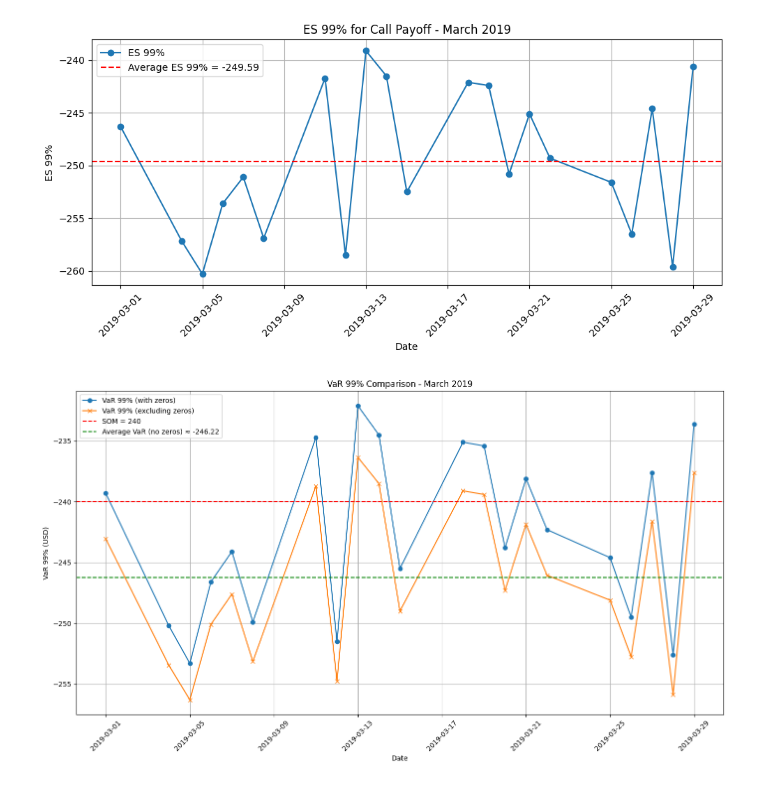
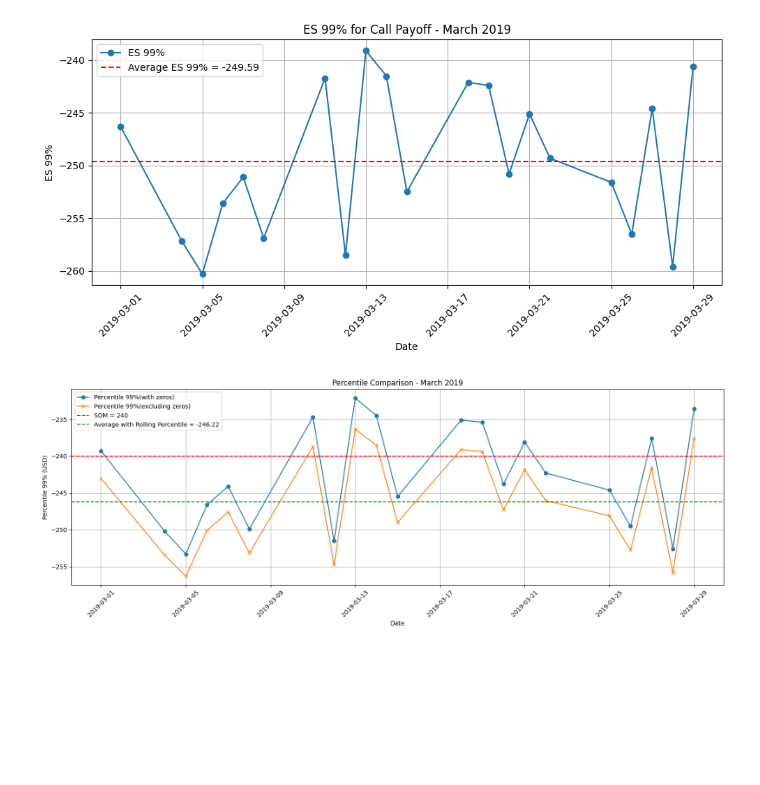
Before and after one commit to FulinQ/SET_Intern, a Jupyter notebook: SOMC/TradingData/DesStats/CME ต้องเจอกุ.ipynb, the cells around one changed output. Saved outputs shown, nothing was run; the diff lists cells and outputs as text; code cells hidden in the pictures; blank space fills up the shorter version.

```diff
--- a/SOMC/TradingData/DesStats/CME ต้องเจอกุ.ipynb
+++ b/SOMC/TradingData/DesStats/CME ต้องเจอกุ.ipynb
@@ -253,25 +253,25 @@ df_var_filtered = pd.DataFrame({
 # %%
 df_mar = df_var_filtered.loc["2019-03"]
 
 # Calculate average of VaR_99_ExcludeZero for March
 avg_var_99_exclude_zero = df_mar["VaR_99_ExcludeZero"].mean()
 
 # Plot
-plt.figure(figsize=(14, 8))
-plt.plot(df_mar.index, df_mar["VaR_99_IncludeZero"], marker='o', label="VaR 99% (with zeros)")
-plt.plot(df_mar.index, df_mar["VaR_99_ExcludeZero"], marker='x', label="VaR 99% (excluding zeros)")
+plt.figure(figsize=(16, 6))
+plt.plot(df_mar.index, df_mar["VaR_99_IncludeZero"], marker='o', label="Percentile 99%(with zeros)")
+plt.plot(df_mar.index, df_mar["VaR_99_ExcludeZero"], marker='x', label="Percentile 99%(excluding zeros)")
 plt.axhline(y=-240, color='red', linestyle='--', label="SOM = 240")
 plt.axhline(y=avg_var_99_exclude_zero, color='green', linestyle='--',
-            label=f"Average VaR (no zeros) ≈ {avg_var_99_exclude_zero:.2f}")
+            label=f"Average with Rolling Percentile ≈ {avg_var_99_exclude_zero:.2f}")
 
 # Decorate
-plt.title("VaR 99% Comparison - March 2019")
+plt.title("Percentile Comparison - March 2019")
 plt.xlabel("Date")
-plt.ylabel("VaR 99% (USD)")
+plt.ylabel("Percentile 99% (USD)")
 plt.xticks(rotation=45)
 plt.grid(True)
 plt.legend()
 plt.tight_layout()
 plt.show()
 # %% [output]
-[figure, old version]
+[figure, new version]
```
Also changed, not shown: 13 other files.
